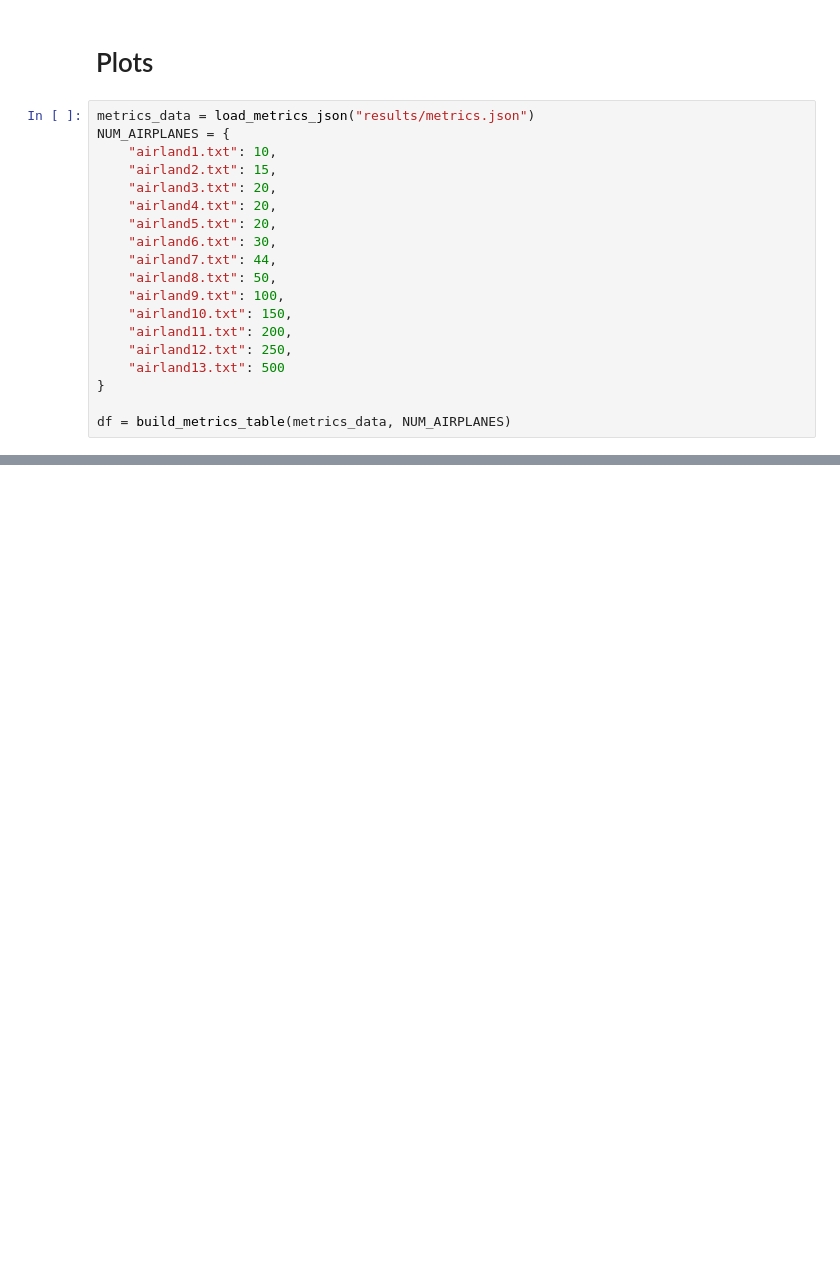
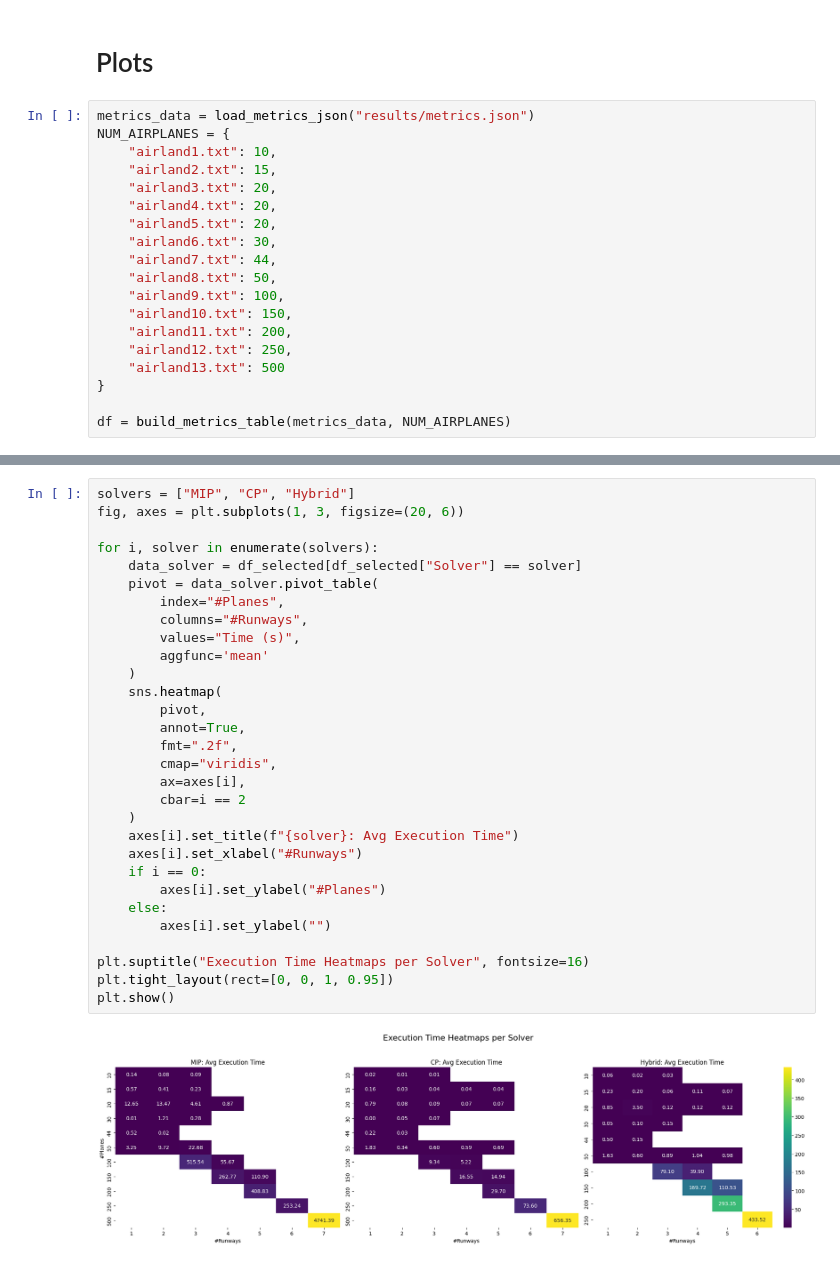
Before and after one commit to Mariana-rc01/ConstraintPlanes, a Jupyter notebook: src/mariana_metrics_plots.ipynb, the cells around one changed output, grey strips where cells are left out. Cells and saved outputs as stored; diff of their text form; blank space fills up the shorter version.

```diff
--- a/src/mariana_metrics_plots.ipynb
+++ b/src/mariana_metrics_plots.ipynb
@@ -384,0 +363,32 @@ The default of observed=False is deprecated and will be changed to True in a fut
+# %%
+solvers = ["MIP", "CP", "Hybrid"]
+fig, axes = plt.subplots(1, 3, figsize=(20, 6))
+
+for i, solver in enumerate(solvers):
+    data_solver = df_selected[df_selected["Solver"] == solver]
+    pivot = data_solver.pivot_table(
+        index="#Planes",
+        columns="#Runways",
+        values="Time (s)",
+        aggfunc='mean'
+    )
+    sns.heatmap(
+        pivot,
+        annot=True,
+        fmt=".2f",
+        cmap="viridis",
+        ax=axes[i],
+        cbar=i == 2
+    )
+    axes[i].set_title(f"{solver}: Avg Execution Time")
+    axes[i].set_xlabel("#Runways")
+    if i == 0:
+        axes[i].set_ylabel("#Planes")
+    else:
+        axes[i].set_ylabel("")
+
+plt.suptitle("Execution Time Heatmaps per Solver", fontsize=16)
+plt.tight_layout(rect=[0, 0, 1, 0.95])
+plt.show()
+# %% [output]
+[figure, added]
```
Also changed, not shown: parts of 13 cells of this notebook.
